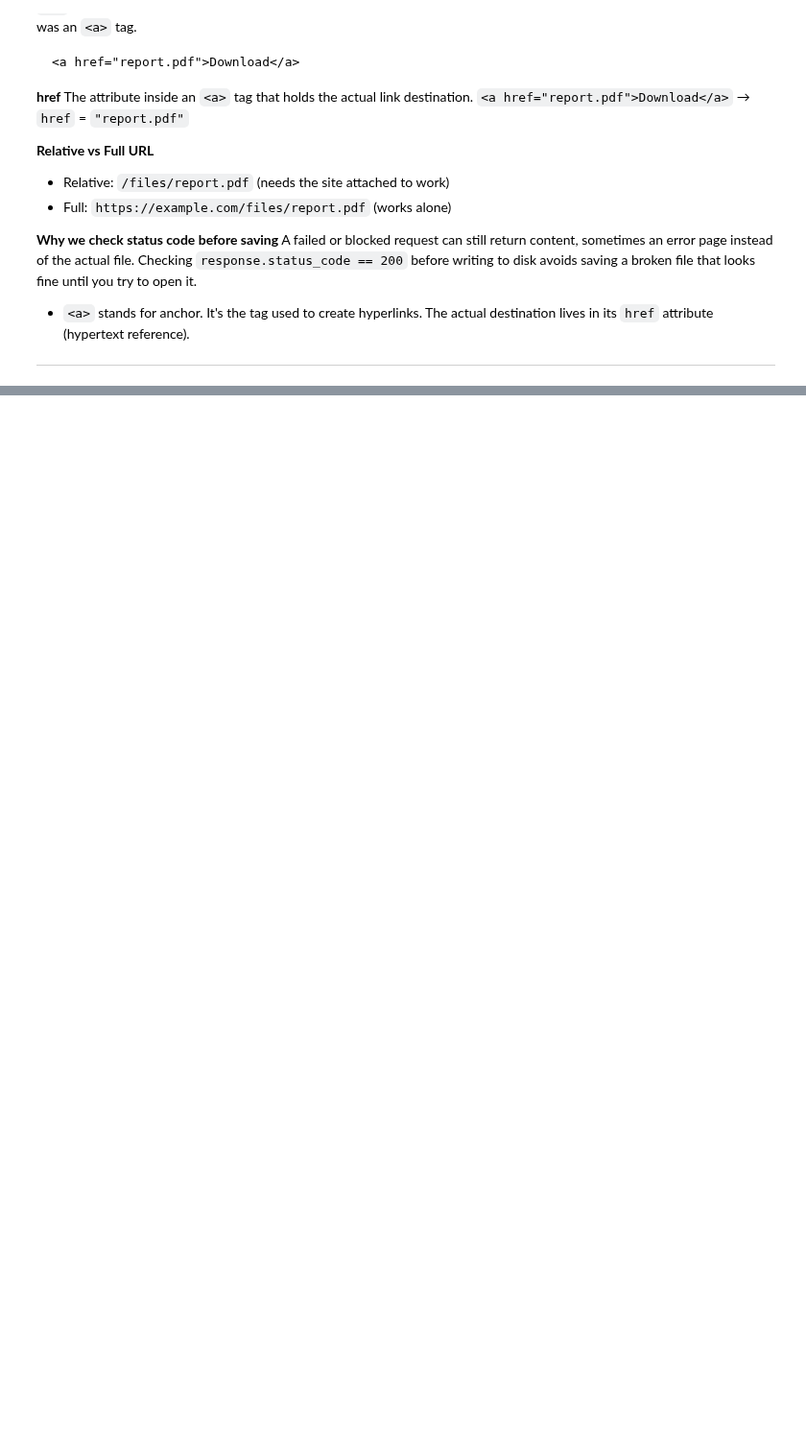
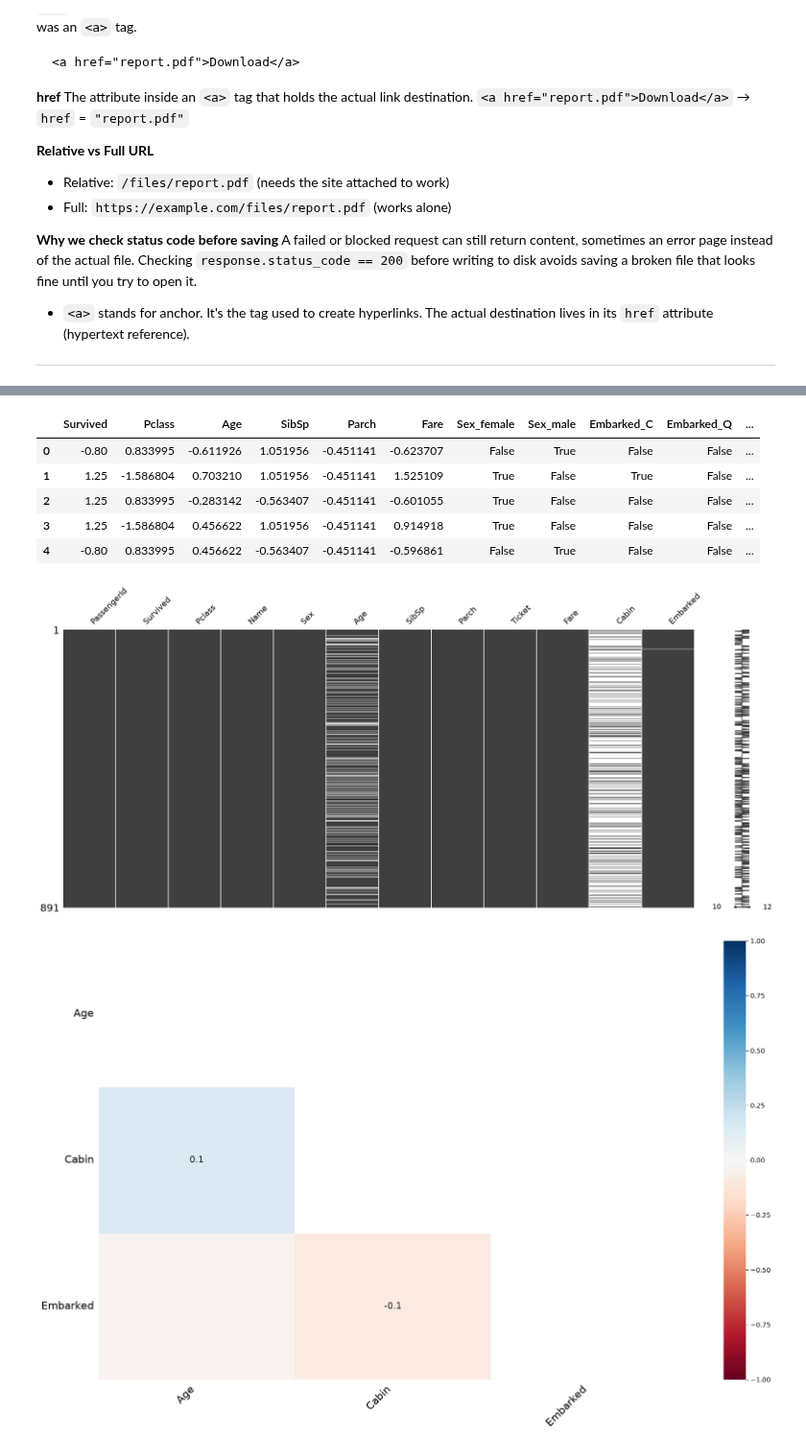
Before and after one commit to Eakempreet/microsoft-ai-ml-engineering, a Jupyter notebook: 01-foundations-of-ai-ml/module_1/foundations_of_ai_ml.ipynb, the cells around one changed output, grey strips where cells are left out. Shown at 96% size. Cells and saved outputs as stored; diff of their text form; code cells hidden in the pictures; blank space fills up the shorter version.

Commit message:
feat: Data cleaning and preprocessing on Titanic Dataset

```diff
--- a/01-foundations-of-ai-ml/module_1/foundations_of_ai_ml.ipynb
+++ b/01-foundations-of-ai-ml/module_1/foundations_of_ai_ml.ipynb
@@ -391,5 +358,5 @@ ROW 1:  ['Google Cloud Platform', '2013', 'Yes', 'No', 'No[1]', 'Yes', 'Yes[2]',
 # %%
-# Turn our list of rows into a proper table using pandas
-df = pd.DataFrame(data, columns=header_list)
+# # Turn our list of rows into a proper table using pandas
+# df = pd.DataFrame(data, columns=header_list)
 
-df.head()
+# df.head()
@@ -540,0 +620,52 @@ KeyboardInterrupt:
+# %%
+# All in function
+def load_dataset_titanic():
+    return pd.read_csv('../module_1/csv/Titanic-Dataset.csv')
+
+def handle_missing_values(df):
+    clean_df = df
+    msno.matrix(df)
+    msno.heatmap(df)
+    clean_df = clean_df.drop(columns=['Cabin', 'Name', 'Ticket', 'PassengerId'])
+    clean_df['Age'] = clean_df['Age'].fillna(clean_df['Age'].median())
+    clean_df['Embarked'] = clean_df['Embarked'].fillna(clean_df['Embarked'].mode()[0])
+    return clean_df
+
+def remove_outliers(df):
+    numeric_cols = df.select_dtypes(include=[np.number])
+    zscores = np.abs(stats.zscore(numeric_cols))
+    df_no_outliers = numeric_cols[(zscores < 3).all(axis=1)]
+    df_cleaned = df.loc[df_no_outliers.index]
+    return df_cleaned
+
+def scale_data(df):
+    numeric_cols_data = df.select_dtypes(include=[np.number])
+    scaler = StandardScaler()
+    scale_data_df = pd.DataFrame(scaler.fit_transform(numeric_cols_data),
+                                 columns=numeric_cols_data.columns,
+                                 index=numeric_cols_data.index)
+    df_final = df.copy()
+    df_final[scale_data_df.columns] = scale_data_df
+    return df_final
+
+def encode_categorical_data(df, categorical_columns):
+    return pd.get_dummies(df, columns=categorical_columns)
+
+# Example Usage:
+df = load_dataset_titanic()
+df_clean = handle_missing_values(df)
+df_no_outliers = remove_outliers(df_clean)
+df_scale_data = scale_data(df_no_outliers)
+df_encode = encode_categorical_data(df_scale_data,
+                                    categorical_columns=['Sex', 'Embarked'])
+df_final = df_encode.copy()
+df_final.head()
+# %% [output]
+|  | Survived | Pclass | Age | SibSp | Parch | Fare | Sex_female | Sex_male | Embarked_C | Embarked_Q | ... |
+| 0 | -0.80 | 0.833995 | -0.611926 | 1.051956 | -0.451141 | -0.623707 | False | True | False | False | ... |
+| 1 | 1.25 | -1.586804 | 0.703210 | 1.051956 | -0.451141 | 1.525109 | True | False | True | False | ... |
+| 2 | 1.25 | 0.833995 | -0.283142 | -0.563407 | -0.451141 | -0.601055 | True | False | False | False | ... |
+| 3 | 1.25 | -1.586804 | 0.456622 | 1.051956 | -0.451141 | 0.914918 | True | False | False | False | ... |
+| 4 | -0.80 | 0.833995 | 0.456622 | -0.563407 | -0.451141 | -0.596861 | False | True | False | False | ... |
+[figure, added]
+[figure, added]
```
Also changed, not shown: parts of 24 cells of this notebook, 50 other files.
